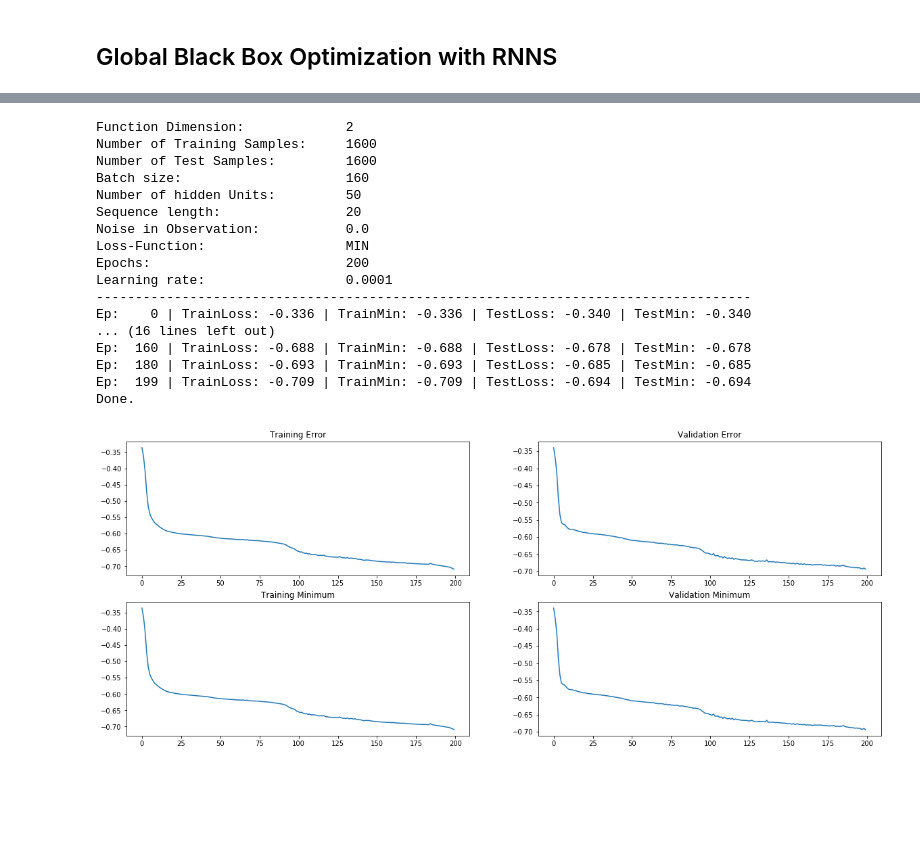
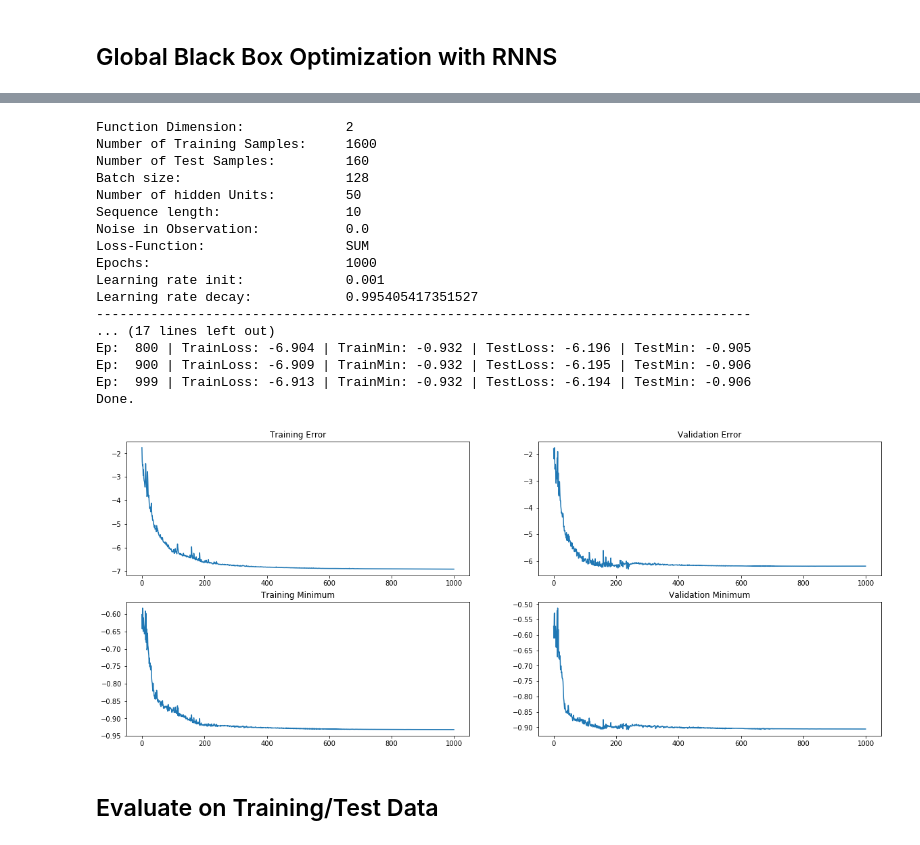
Before and after one commit to p16i/blackbox-optimization-using-rnns, a Jupyter notebook: GPOptimizeLSTM.ipynb, the cells around one changed output, grey strips where cells are left out. Saved outputs shown, nothing was run; the diff lists cells and outputs as text; code cells hidden in the pictures; blank space fills up the shorter version.

```diff
--- a/GPOptimizeLSTM.ipynb
+++ b/GPOptimizeLSTM.ipynb
@@ -89,10 +79,14 @@ def train_model(epochs, batch_size, log = True, verbose = True):
         print("Noise in Observation: \t\t"+ str(stddev))
         print("Loss-Function: \t\t\t" + loss_type)
         print("Epochs: \t\t\t"+str(epochs))
-        print("Learning rate: \t\t\t"+str(learning_rate))
+        print("Learning rate init: \t\t"+str(rate_init))
+        print("Learning rate decay: \t\t"+str(rate_decay))
         print("------------------------------------------------------------------------------------")
 
+    learning_rate = rate_init
     for ep in range(epochs):
+        learning_rate *= rate_decay
+
         for batch in range(n_train//batch_size):
             X_batch = X_train[batch*batch_size:(batch+1)*batch_size]
             A_batch = A_train[batch*batch_size:(batch+1)*batch_size]
@@ -100,7 +94,8 @@ def train_model(epochs, batch_size, log = True, verbose = True):
             max_batch = max_train[batch*batch_size:(batch+1)*batch_size]
 
             sess.run([train_step],\
-                     feed_dict={Xt: X_batch, At: A_batch, mint: min_batch, maxt: max_batch, size: X_batch.shape[0]})
+                     feed_dict={Xt: X_batch, At: A_batch, mint: min_batch, maxt: max_batch,\
+                                rate: learning_rate, size: X_batch.shape[0]})
 
         if log:
             train_loss, train_fmin = sess.run([loss, f_min], feed_dict=\
@@ -125,20 +120,24 @@ def train_model(epochs, batch_size, log = True, verbose = True):
 # Data
 dim = 2
 n_train = 1600
-n_test = 1600
-n_gp_samples = 8
+n_test = 160
+n_bumps = 3
+l = 1/n_bumps*np.sqrt(dim)
 n_mc_samples = 1000
 
 # LSTM Model
 n_hidden = 50
-n_steps = 20
+n_steps = 10
 
 # Optimization
-learning_rate = 0.0001
-epochs = 200
-batch_size = 160
+epochs = 1000
+
+rate_init = 0.001
+rate_final = 0.00001
+rate_decay = (rate_final/rate_init)**(1/epochs)
+batch_size = 128
 stddev = 0.00
-loss_type = ["MIN", "SUM", "WSUM", "EI"][0]
+loss_type = ["MIN", "SUM", "WSUM", "EI"][1]
 
 # Visualization
 visualize = True
@@ -184,29 +195,31 @@ train_step = tf.train.AdamOptimizer(learning_rate).minimize(loss)
 sess = tf.InteractiveSession()
 sess.run(tf.global_variables_initializer())
 # %%
-train_loss_list, test_loss_list, train_fmin_list, test_fmin_list = train_model(epochs, batch_size)
+train_logs = train_model(epochs, batch_size)
 # %% [output]
 Function Dimension:             2
 Number of Training Samples:     1600
-Number of Test Samples:         1600
-Batch size:                     160
+Number of Test Samples:         160
+Batch size:                     128
 Number of hidden Units:         50
-Sequence length:                20
+Sequence length:                10
 Noise in Observation:           0.0
-Loss-Function:                  MIN
-Epochs:                         200
-Learning rate:                  0.0001
+Loss-Function:                  SUM
+Epochs:                         1000
+Learning rate init:             0.001
+Learning rate decay:            0.995405417351527
 ------------------------------------------------------------------------------------
-Ep:    0 | TrainLoss: -0.336 | TrainMin: -0.336 | TestLoss: -0.340 | TestMin: -0.340
-... (16 lines left out)
-Ep:  160 | TrainLoss: -0.688 | TrainMin: -0.688 | TestLoss: -0.678 | TestMin: -0.678
-Ep:  180 | TrainLoss: -0.693 | TrainMin: -0.693 | TestLoss: -0.685 | TestMin: -0.685
-Ep:  199 | TrainLoss: -0.709 | TrainMin: -0.709 | TestLoss: -0.694 | TestMin: -0.694
+... (17 lines left out)
+Ep:  800 | TrainLoss: -6.904 | TrainMin: -0.932 | TestLoss: -6.196 | TestMin: -0.905
+Ep:  900 | TrainLoss: -6.909 | TrainMin: -0.932 | TestLoss: -6.195 | TestMin: -0.906
+Ep:  999 | TrainLoss: -6.913 | TrainMin: -0.932 | TestLoss: -6.194 | TestMin: -0.906
 Done.
-# %%
-viz.visualize_learning(train_loss_list, test_loss_list, train_fmin_list, test_fmin_list)
-# %% [output]
-[figure, removed]
+# %%
+viz.visualize_learning(train_logs)
+# %% [output]
+[figure, added]
+# %% [markdown]
+## Evaluate on Training/Test Data
 # %%
 # Extract Samples
 samples_train = sess.run([samples_x], feed_dict={Xt: X_train, At: A_train, size : n_train, mint: min_train, maxt: max_train})
```
Also changed, not shown: parts of 14 cells of this notebook, 2 other files.
